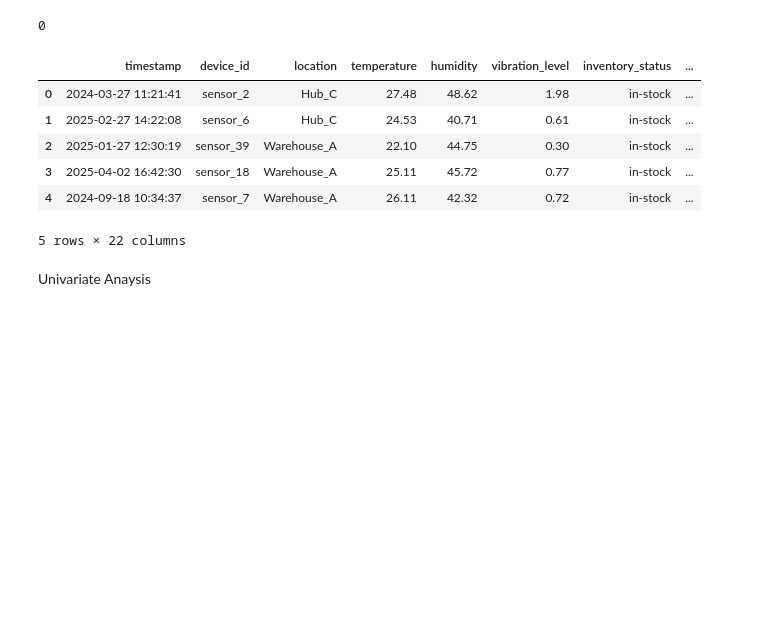
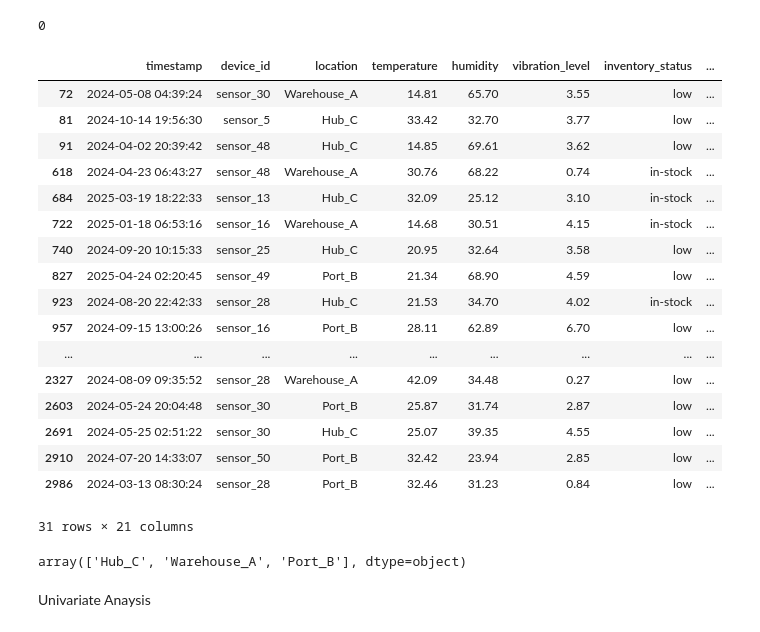
Before and after one commit to Sanjaysai456/SmartChain-AI-Powered-Supply-Chain-Risk-Detection, a Jupyter notebook: notebooks/EDA.ipynb, the cells around one changed output. Cells and saved outputs as stored; diff of their text form; code cells hidden in the pictures; blank space fills up the shorter version.

```diff
--- a/EDA.ipynb
+++ b/notebooks/EDA.ipynb
@@ -98,15 +118,30 @@ df.duplicated().sum()
 # %%
 df['delivery_delay_days'] = (df['actual_delivery_date'] - df['expected_delivery_date']).dt.days
 # %%
-df.head()
+df[df["manual_risk_label"] == 2]
 # %% [output]
 |  | timestamp | device_id | location | temperature | humidity | vibration_level | inventory_status | ... |
-| 0 | 2024-03-27 11:21:41 | sensor_2 | Hub_C | 27.48 | 48.62 | 1.98 | in-stock | ... |
-| 1 | 2025-02-27 14:22:08 | sensor_6 | Hub_C | 24.53 | 40.71 | 0.61 | in-stock | ... |
-| 2 | 2025-01-27 12:30:19 | sensor_39 | Warehouse_A | 22.10 | 44.75 | 0.30 | in-stock | ... |
-| 3 | 2025-04-02 16:42:30 | sensor_18 | Warehouse_A | 25.11 | 45.72 | 0.77 | in-stock | ... |
-| 4 | 2024-09-18 10:34:37 | sensor_7 | Warehouse_A | 26.11 | 42.32 | 0.72 | in-stock | ... |
+| 72 | 2024-05-08 04:39:24 | sensor_30 | Warehouse_A | 14.81 | 65.70 | 3.55 | low | ... |
+| 81 | 2024-10-14 19:56:30 | sensor_5 | Hub_C | 33.42 | 32.70 | 3.77 | low | ... |
+| 91 | 2024-04-02 20:39:42 | sensor_48 | Hub_C | 14.85 | 69.61 | 3.62 | low | ... |
+| 618 | 2024-04-23 06:43:27 | sensor_48 | Warehouse_A | 30.76 | 68.22 | 0.74 | in-stock | ... |
+| 684 | 2025-03-19 18:22:33 | sensor_13 | Hub_C | 32.09 | 25.12 | 3.10 | in-stock | ... |
+| 722 | 2025-01-18 06:53:16 | sensor_16 | Warehouse_A | 14.68 | 30.51 | 4.15 | in-stock | ... |
+| 740 | 2024-09-20 10:15:33 | sensor_25 | Hub_C | 20.95 | 32.64 | 3.58 | low | ... |
+| 827 | 2025-04-24 02:20:45 | sensor_49 | Port_B | 21.34 | 68.90 | 4.59 | low | ... |
+| 923 | 2024-08-20 22:42:33 | sensor_28 | Hub_C | 21.53 | 34.70 | 4.02 | in-stock | ... |
+| 957 | 2024-09-15 13:00:26 | sensor_16 | Port_B | 28.11 | 62.89 | 6.70 | low | ... |
+| ... | ... | ... | ... | ... | ... | ... | ... | ... |
+| 2327 | 2024-08-09 09:35:52 | sensor_28 | Warehouse_A | 42.09 | 34.48 | 0.27 | low | ... |
+| 2603 | 2024-05-24 20:04:48 | sensor_30 | Port_B | 25.87 | 31.74 | 2.87 | low | ... |
+| 2691 | 2024-05-25 02:51:22 | sensor_30 | Hub_C | 25.07 | 39.35 | 4.55 | low | ... |
+| 2910 | 2024-07-20 14:33:07 | sensor_50 | Port_B | 32.42 | 23.94 | 2.85 | low | ... |
+| 2986 | 2024-03-13 08:30:24 | sensor_28 | Port_B | 32.46 | 31.23 | 0.84 | low | ... |
-5 rows × 22 columns
+31 rows × 21 columns
+# %%
+df['location'].unique()
+# %% [output]
+array(['Hub_C', 'Warehouse_A', 'Port_B'], dtype=object)
 # %% [markdown]
 Univariate Anaysis
 # %%
```
Also changed, not shown: parts of 5 cells of this notebook, 11 other files.
